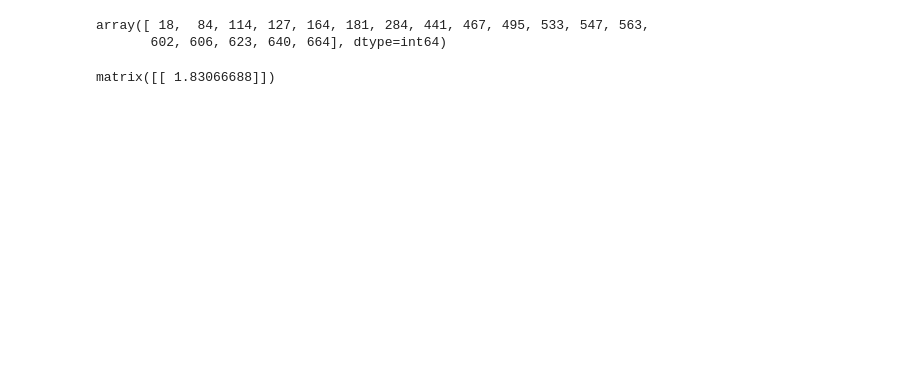
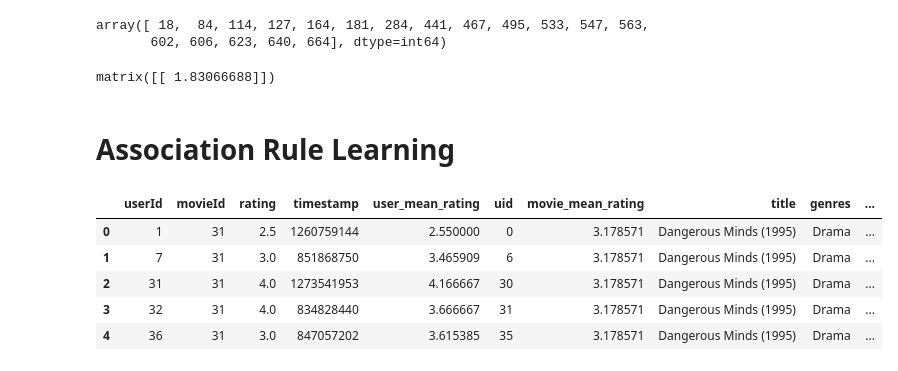
Before and after one commit to rwinklerwilkes/Recommenders, a Jupyter notebook: Chapter 2.ipynb, the cells around one changed output. Drawn from its saved outputs; the diff is of its cells as text; code cells hidden in the pictures; blank space fills up the shorter version.

```diff
--- a/Chapter 2.ipynb
+++ b/Chapter 2.ipynb
@@ -356,3 +415,29 @@ df_pq = df_pq[nzu,:]
 df_p.dot(df_q.T)
 # %% [output]
 matrix([[ 1.83066688]])
+# %% [markdown]
+# Association Rule Learning
+# %%
+path = 'ml-latest-small\\'
+df = pd.read_csv(path + 'ratings.csv')
+movie_xref = pd.read_csv(path + 'movies.csv')
+users = df.groupby('userId').mean()['rating'].reset_index()
+users['user_mean_rating'] = users['rating']
+users['uid'] = users.index
+users.drop('rating',inplace=True,axis=1)
+df = df.merge(users,left_on='userId',right_on='userId')
+movies = df.groupby('movieId').mean()['rating'].reset_index()
+movies['movie_mean_rating'] = movies['rating']
+movies = movies.merge(movie_xref,left_on='movieId',right_on='movieId')
+movies.drop('rating',inplace=True,axis=1)
+movies['mid'] = movies.index
+df = df.merge(movies,left_on='movieId',right_on='movieId')
+# %%
+df.head()
+# %% [output]
+|  | userId | movieId | rating | timestamp | user_mean_rating | uid | movie_mean_rating | title | genres | ... |
+| 0 | 1 | 31 | 2.5 | 1260759144 | 2.550000 | 0 | 3.178571 | Dangerous Minds (1995) | Drama | ... |
+| 1 | 7 | 31 | 3.0 | 851868750 | 3.465909 | 6 | 3.178571 | Dangerous Minds (1995) | Drama | ... |
+| 2 | 31 | 31 | 4.0 | 1273541953 | 4.166667 | 30 | 3.178571 | Dangerous Minds (1995) | Drama | ... |
+| 3 | 32 | 31 | 4.0 | 834828440 | 3.666667 | 31 | 3.178571 | Dangerous Minds (1995) | Drama | ... |
+| 4 | 36 | 31 | 3.0 | 847057202 | 3.615385 | 35 | 3.178571 | Dangerous Minds (1995) | Drama | ... |
```
Also changed, not shown: parts of 33 cells of this notebook, 1 other file.
